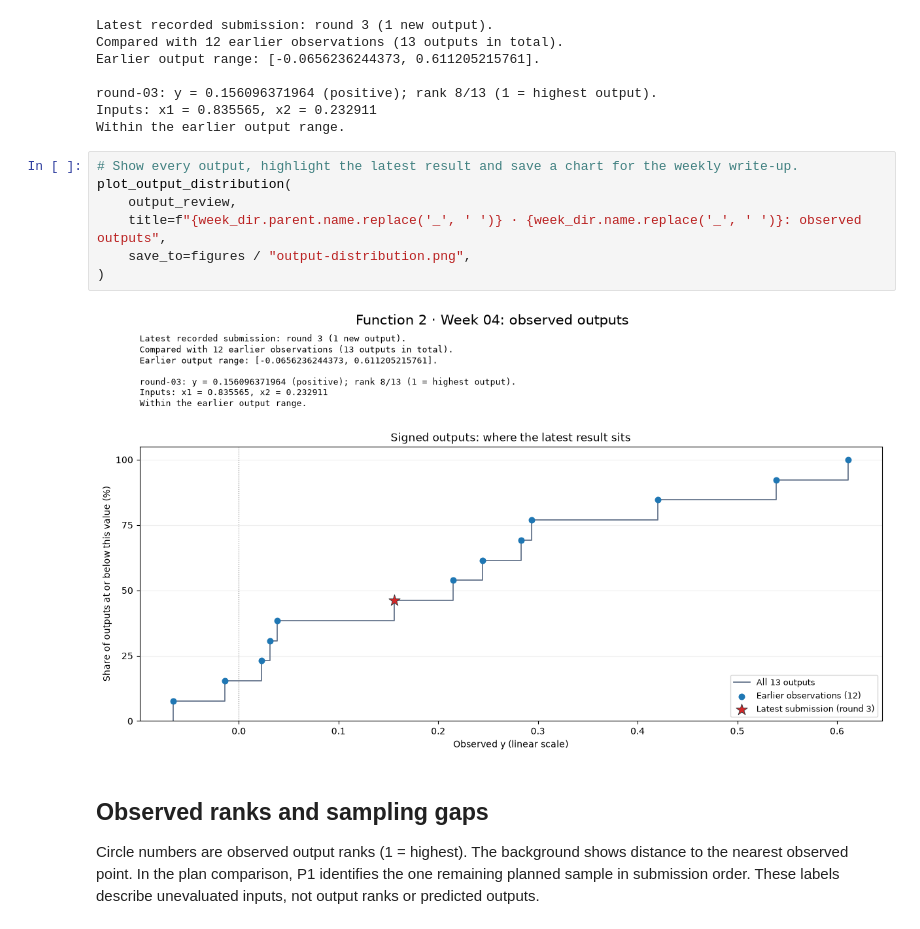
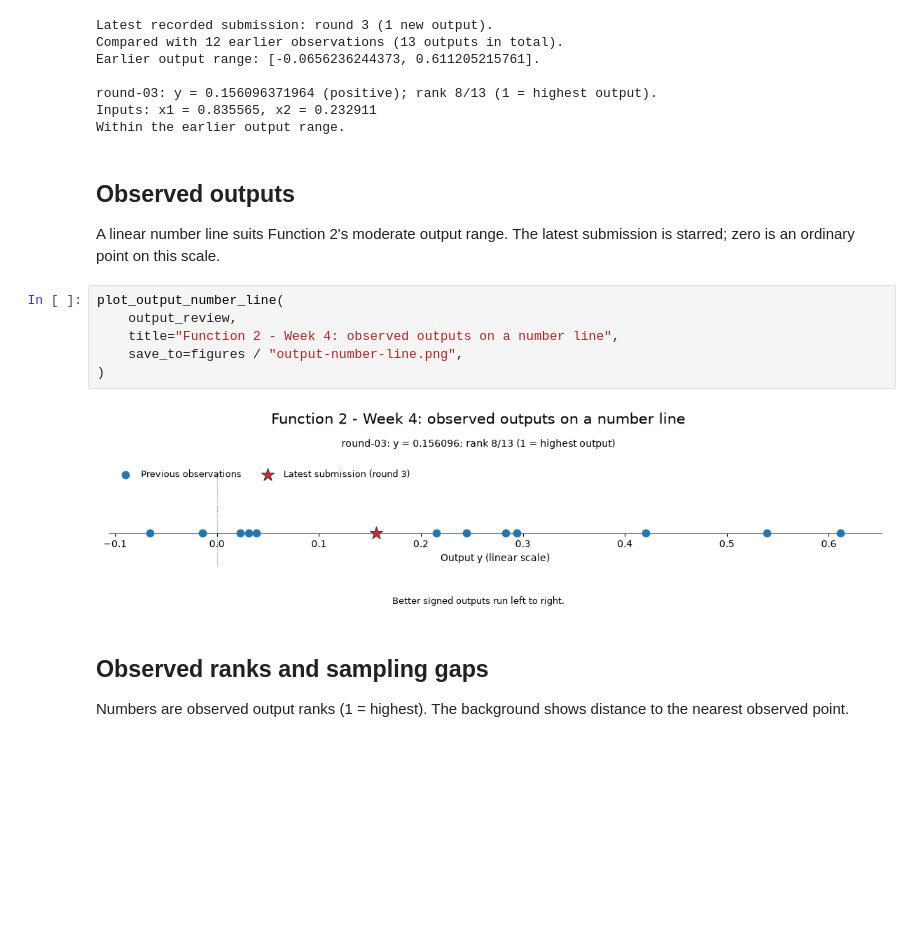
Before and after one commit to AnthonyPWatts/imperial-capstone, a Jupyter notebook: stage-2-bbo/notebooks/Function_2/Week_04/exploration.ipynb, the cells around one changed output. Drawn from its saved outputs; the diff is of its cells as text; blank space fills up the shorter version.

```diff
--- a/stage-2-bbo/notebooks/Function_2/Week_04/exploration.ipynb
+++ b/stage-2-bbo/notebooks/Function_2/Week_04/exploration.ipynb
@@ -117,17 +115,21 @@ Earlier output range: [-0.0656236244373, 0.611205215761].
 round-03: y = 0.156096371964 (positive); rank 8/13 (1 = highest output).
 Inputs: x1 = 0.835565, x2 = 0.232911
 Within the earlier output range.
+# %% [markdown]
+## Observed outputs
+
+A linear number line suits Function 2's moderate output range. The latest submission is starred;
+zero is an ordinary point on this scale.
 # %%
-# Show every output, highlight the latest result and save a chart for the weekly write-up.
-plot_output_distribution(
+plot_output_number_line(
     output_review,
-    title=f"{week_dir.parent.name.replace('_', ' ')} · {week_dir.name.replace('_', ' ')}: observed outputs",
-    save_to=figures / "output-distribution.png",
+    title="Function 2 - Week 4: observed outputs on a number line",
+    save_to=figures / "output-number-line.png",
 )
 # %% [output]
-[figure, old version]
+[figure, new version]
 # %% [markdown]
 ## Observed ranks and sampling gaps
 
-Circle numbers are observed output ranks (1 = highest). The background shows distance to the nearest observed point. In the plan comparison, P1 identifies the one remaining planned sample in submission order. These labels describe unevaluated inputs, not output ranks or predicted outputs.
+Numbers are observed output ranks (1 = highest). The background shows distance to the nearest observed point.
 # %%
```
Also changed, not shown: parts of 11 cells of this notebook, 30 other files.
